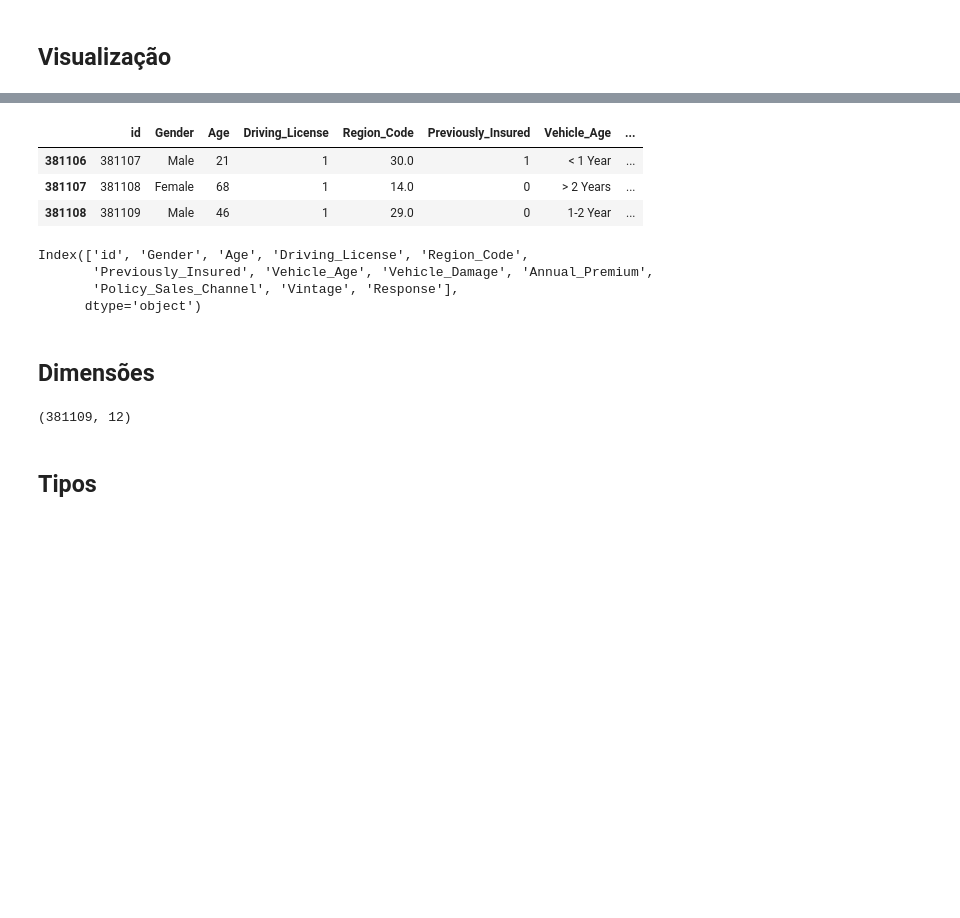
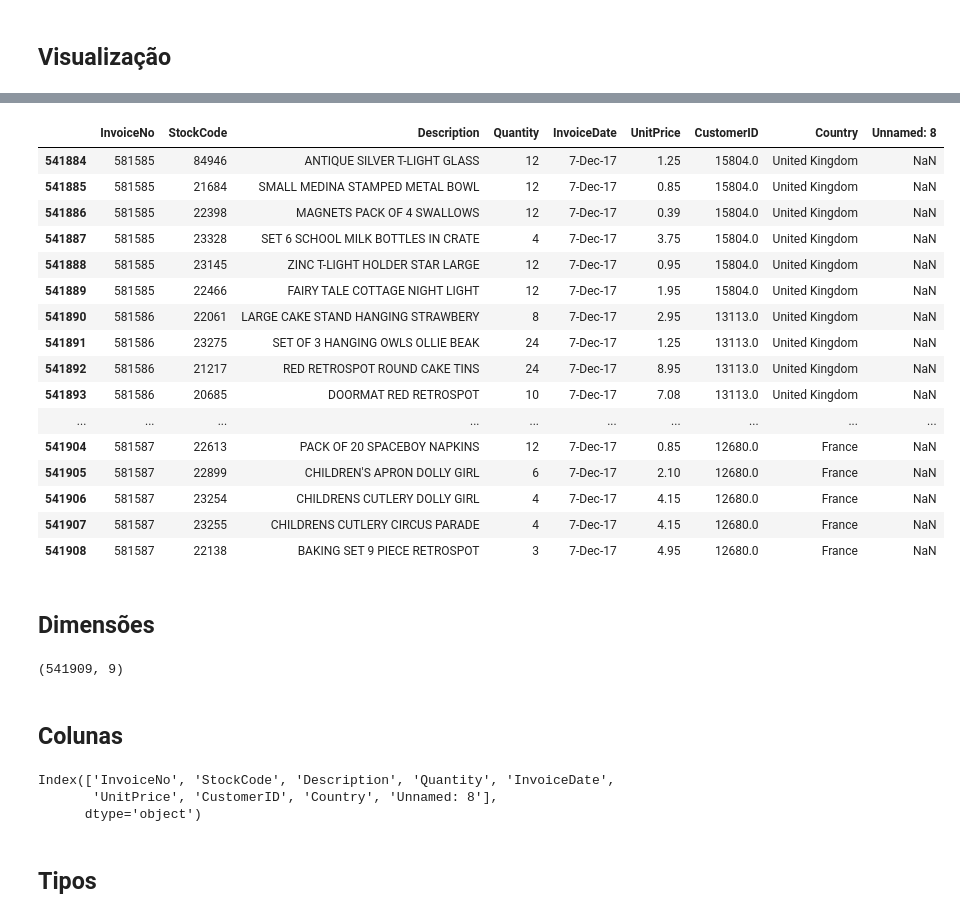
Before and after one commit to victorviena/ecommerce_loyalty_program, a Jupyter notebook: notebooks/1.0-vvs-importacao-dados.ipynb, the cells around one changed output, grey strips where cells are left out. Drawn from its saved outputs; the diff is of its cells as text; code cells hidden in the pictures; blank space fills up the shorter version.

```diff
--- a/notebooks/1.0-vvs-importacao-dados.ipynb
+++ b/notebooks/1.0-vvs-importacao-dados.ipynb
@@ -13,3 +23,5 @@ df_raw = pd.read_csv ("")
+# %%
+df_raw = pd.read_csv("C:\\Users\\victo\\repos\\comunidade_ds\\data_science_clusterizacao\\data\\raw\\raw.csv", encoding = 'unicode_escape')
 # %% [markdown]
 # 3 - Descrição dos dados
 # %%
@@ -26,23 +51,37 @@ df1.head(3)
 # %%
-df1.tail(3)
+df1.tail(25)
 # %% [output]
-|  | id | Gender | Age | Driving_License | Region_Code | Previously_Insured | Vehicle_Age | ... |
-| 381106 | 381107 | Male | 21 | 1 | 30.0 | 1 | < 1 Year | ... |
-| 381107 | 381108 | Female | 68 | 1 | 14.0 | 0 | > 2 Years | ... |
-| 381108 | 381109 | Male | 46 | 1 | 29.0 | 0 | 1-2 Year | ... |
+|  | InvoiceNo | StockCode | Description | Quantity | InvoiceDate | UnitPrice | CustomerID | Country | Unnamed: 8 |
+| 541884 | 581585 | 84946 | ANTIQUE SILVER T-LIGHT GLASS | 12 | 7-Dec-17 | 1.25 | 15804.0 | United Kingdom | NaN |
+| 541885 | 581585 | 21684 | SMALL MEDINA STAMPED METAL BOWL | 12 | 7-Dec-17 | 0.85 | 15804.0 | United Kingdom | NaN |
+| 541886 | 581585 | 22398 | MAGNETS PACK OF 4 SWALLOWS | 12 | 7-Dec-17 | 0.39 | 15804.0 | United Kingdom | NaN |
+| 541887 | 581585 | 23328 | SET 6 SCHOOL MILK BOTTLES IN CRATE | 4 | 7-Dec-17 | 3.75 | 15804.0 | United Kingdom | NaN |
+| 541888 | 581585 | 23145 | ZINC T-LIGHT HOLDER STAR LARGE | 12 | 7-Dec-17 | 0.95 | 15804.0 | United Kingdom | NaN |
+| 541889 | 581585 | 22466 | FAIRY TALE COTTAGE NIGHT LIGHT | 12 | 7-Dec-17 | 1.95 | 15804.0 | United Kingdom | NaN |
+| 541890 | 581586 | 22061 | LARGE CAKE STAND HANGING STRAWBERY | 8 | 7-Dec-17 | 2.95 | 13113.0 | United Kingdom | NaN |
+| 541891 | 581586 | 23275 | SET OF 3 HANGING OWLS OLLIE BEAK | 24 | 7-Dec-17 | 1.25 | 13113.0 | United Kingdom | NaN |
+| 541892 | 581586 | 21217 | RED RETROSPOT ROUND CAKE TINS | 24 | 7-Dec-17 | 8.95 | 13113.0 | United Kingdom | NaN |
+| 541893 | 581586 | 20685 | DOORMAT RED RETROSPOT | 10 | 7-Dec-17 | 7.08 | 13113.0 | United Kingdom | NaN |
+| ... | ... | ... | ... | ... | ... | ... | ... | ... | ... |
+| 541904 | 581587 | 22613 | PACK OF 20 SPACEBOY NAPKINS | 12 | 7-Dec-17 | 0.85 | 12680.0 | France | NaN |
+| 541905 | 581587 | 22899 | CHILDREN'S APRON DOLLY GIRL | 6 | 7-Dec-17 | 2.10 | 12680.0 | France | NaN |
+| 541906 | 581587 | 23254 | CHILDRENS CUTLERY DOLLY GIRL | 4 | 7-Dec-17 | 4.15 | 12680.0 | France | NaN |
+| 541907 | 581587 | 23255 | CHILDRENS CUTLERY CIRCUS PARADE | 4 | 7-Dec-17 | 4.15 | 12680.0 | France | NaN |
+| 541908 | 581587 | 22138 | BAKING SET 9 PIECE RETROSPOT | 3 | 7-Dec-17 | 4.95 | 12680.0 | France | NaN |
-# %%
-df1.columns
-# %% [output]
-Index(['id', 'Gender', 'Age', 'Driving_License', 'Region_Code',
-       'Previously_Insured', 'Vehicle_Age', 'Vehicle_Damage', 'Annual_Premium',
-       'Policy_Sales_Channel', 'Vintage', 'Response'],
-      dtype='object')
 # %% [markdown]
 ## Dimensões
 # %%
 df1.shape
 # %% [output]
-(381109, 12)
+(541909, 9)
+# %% [markdown]
+## Colunas
+# %%
+df1.columns
+# %% [output]
+Index(['InvoiceNo', 'StockCode', 'Description', 'Quantity', 'InvoiceDate',
+       'UnitPrice', 'CustomerID', 'Country', 'Unnamed: 8'],
+      dtype='object')
 # %% [markdown]
 ## Tipos
 # %%
```
Also changed, not shown: parts of 231 cells of this notebook, 3 other files.
